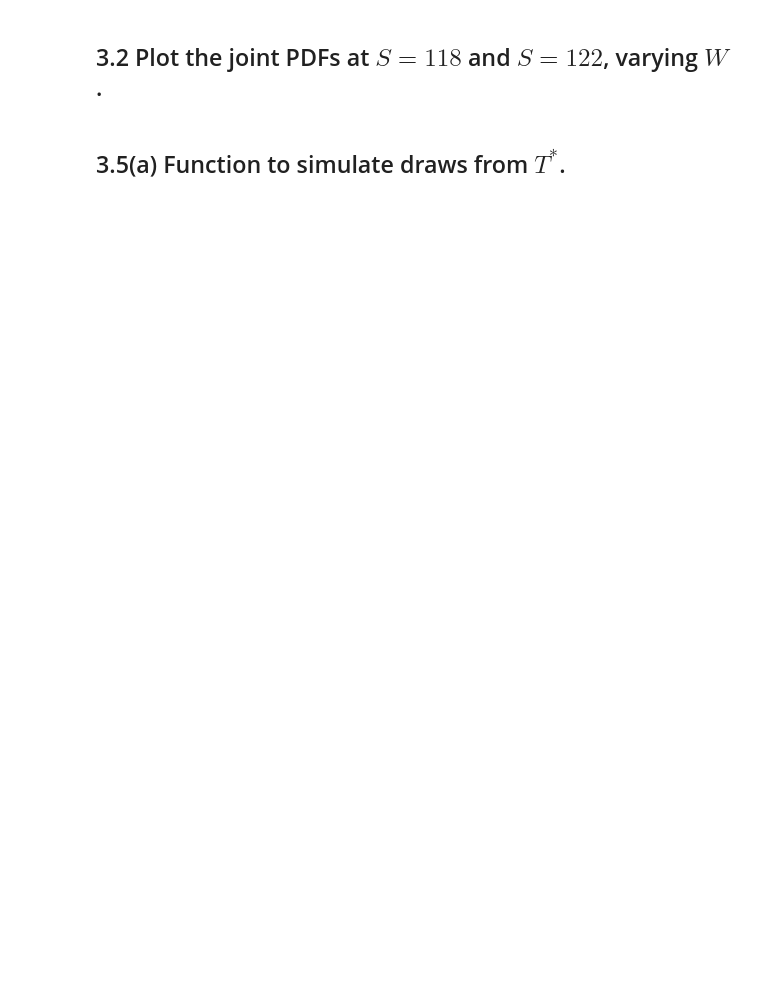
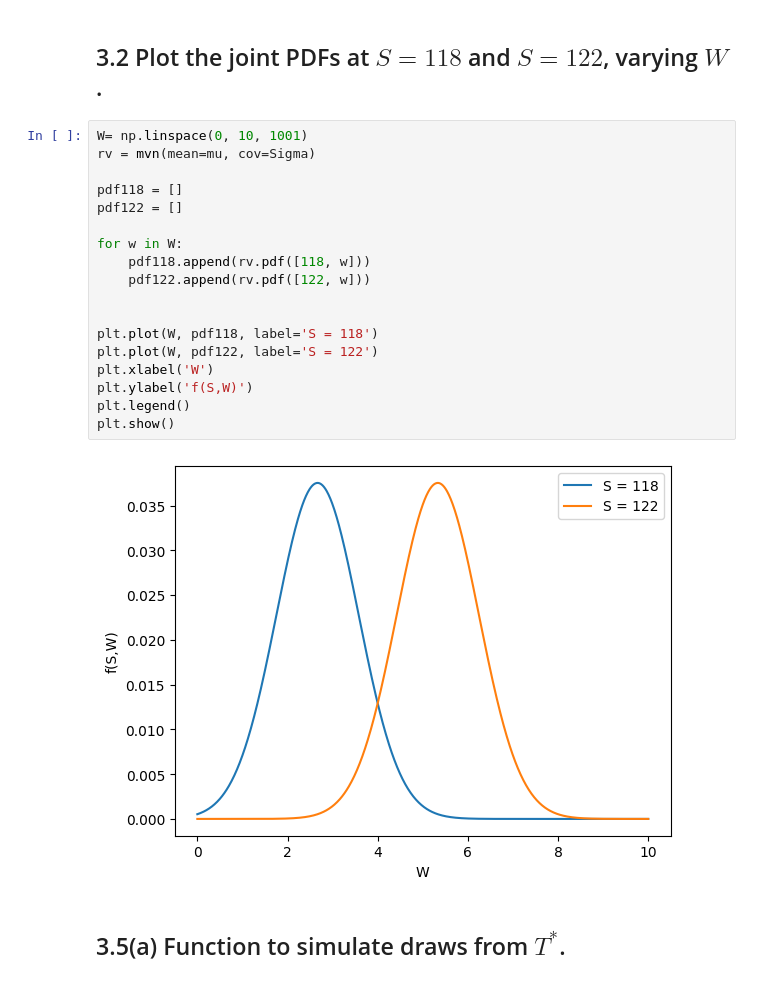
Before and after one commit to zihbow/cs181-s25-homeworks, a Jupyter notebook: hw0/hw0.ipynb, the cells around one changed output. Cells and saved outputs as stored; diff of their text form; blank space fills up the shorter version.

```diff
--- a/hw0/hw0.ipynb
+++ b/hw0/hw0.ipynb
@@ -27,4 +107,24 @@ from scipy.stats import multivariate_normal as mvn
 # %% [markdown]
 ## 3.2 Plot the joint PDFs at $S=118$ and $S=122$, varying $W$.
+# %%
+W= np.linspace(0, 10, 1001)
+rv = mvn(mean=mu, cov=Sigma)
+
+pdf118 = []
+pdf122 = []
+
+for w in W:
+    pdf118.append(rv.pdf([118, w]))
+    pdf122.append(rv.pdf([122, w]))
+
+
+plt.plot(W, pdf118, label='S = 118')
+plt.plot(W, pdf122, label='S = 122')
+plt.xlabel('W')
+plt.ylabel('f(S,W)')
+plt.legend()
+plt.show()
+# %% [output]
+[figure, added]
 # %% [markdown]
 ## 3.5(a) Function to simulate draws from $T^{*}$.
```
Also changed, not shown: parts of 12 cells of this notebook, 44 other files.
